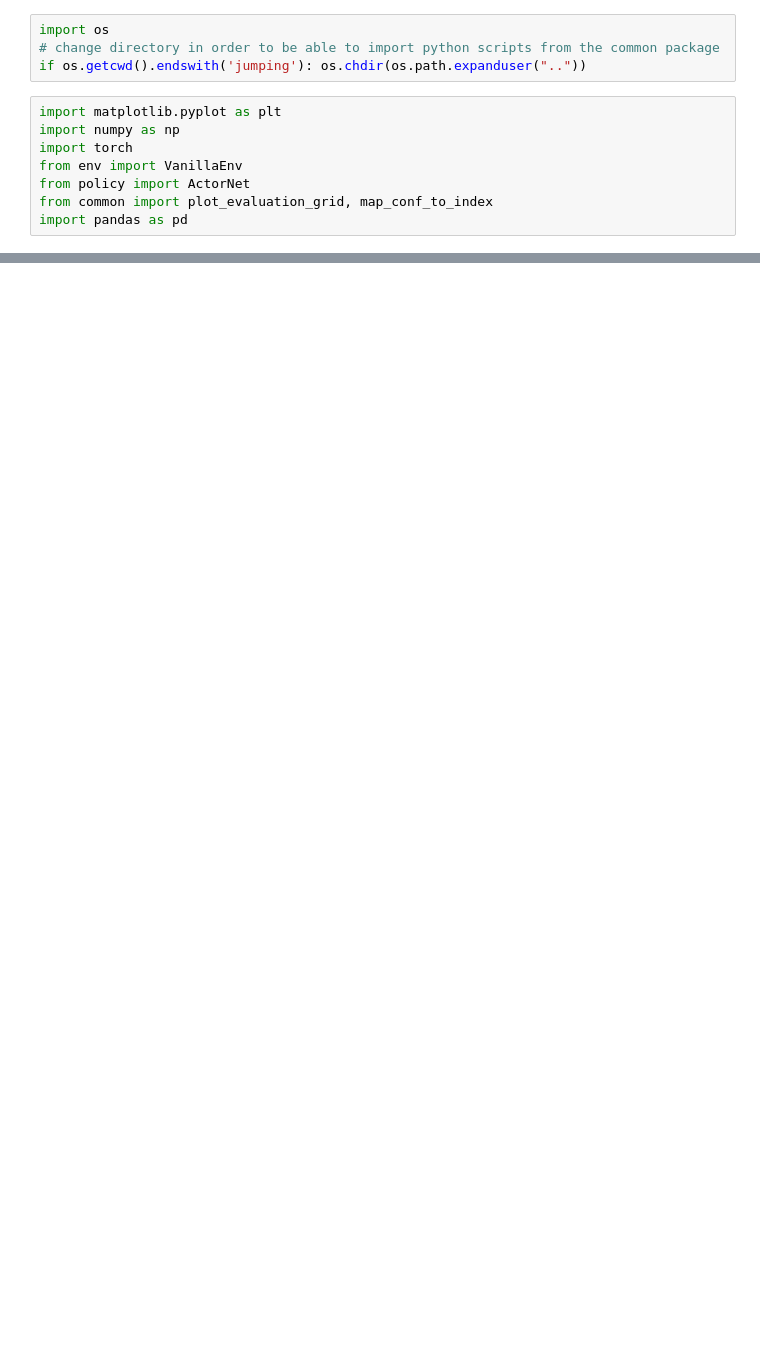
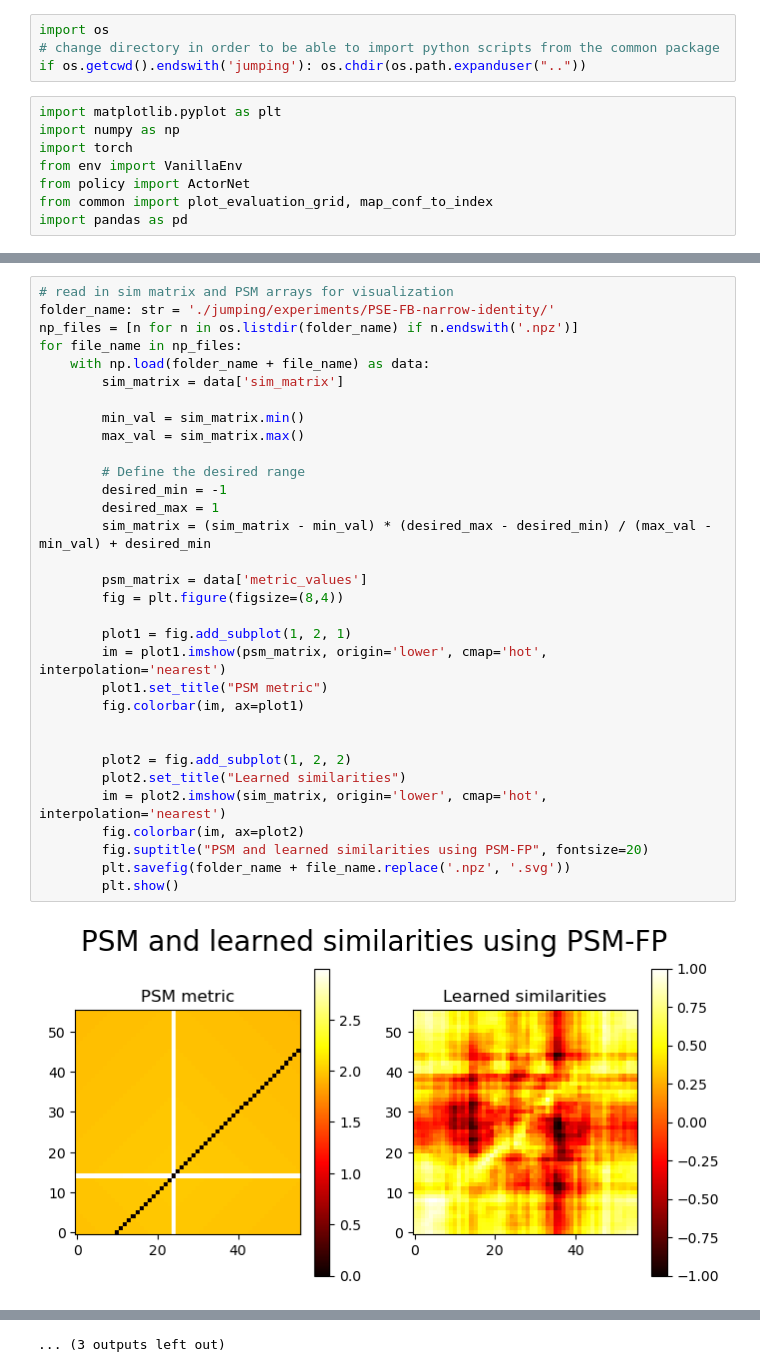
Before and after one commit to manusimidt/jku_master_thesis, a Jupyter notebook: jumping/visualize_configuration.ipynb, the cells around one changed output, grey strips where cells are left out. Drawn from its saved outputs; the diff is of its cells as text; blank space fills up the shorter version.

```diff
--- a/jumping/visualize_configuration.ipynb
+++ b/jumping/visualize_configuration.ipynb
@@ -93,0 +97,34 @@ Loading model  run-30.pth
+# %%
+# read in sim matrix and PSM arrays for visualization
+folder_name: str = './jumping/experiments/PSE-FB-narrow-identity/'
+np_files = [n for n in os.listdir(folder_name) if n.endswith('.npz')]
+for file_name in np_files:
+    with np.load(folder_name + file_name) as data:
+        sim_matrix = data['sim_matrix']
+
+        min_val = sim_matrix.min()
+        max_val = sim_matrix.max()
+
+        # Define the desired range
+        desired_min = -1
+        desired_max = 1
+        sim_matrix = (sim_matrix - min_val) * (desired_max - desired_min) / (max_val - min_val) + desired_min
+
+        psm_matrix = data['metric_values']
+        fig = plt.figure(figsize=(8,4))
+
+        plot1 = fig.add_subplot(1, 2, 1)
+        im = plot1.imshow(psm_matrix, origin='lower', cmap='hot', interpolation='nearest')
+        plot1.set_title("PSM metric")
+        fig.colorbar(im, ax=plot1)
+
+
+        plot2 = fig.add_subplot(1, 2, 2)
+        plot2.set_title("Learned similarities")
+        im = plot2.imshow(sim_matrix, origin='lower', cmap='hot', interpolation='nearest')
+        fig.colorbar(im, ax=plot2)
+        fig.suptitle("PSM and learned similarities using PSM-FP", fontsize=20)
+        plt.savefig(folder_name + file_name.replace('.npz', '.svg'))
+        plt.show()
+# %% [output]
+[figure, added]
@@ -94,3 +142,4 @@ Loading model  run-30.pth
+... (3 outputs left out)
 # %%
 # folder_name: str = './experiments/230721-212414/'
 log_names = [n for n in os.listdir(folder_name) if n.endswith('.csv')]
```
Also changed, not shown: parts of 4 cells of this notebook, 7 other files.
